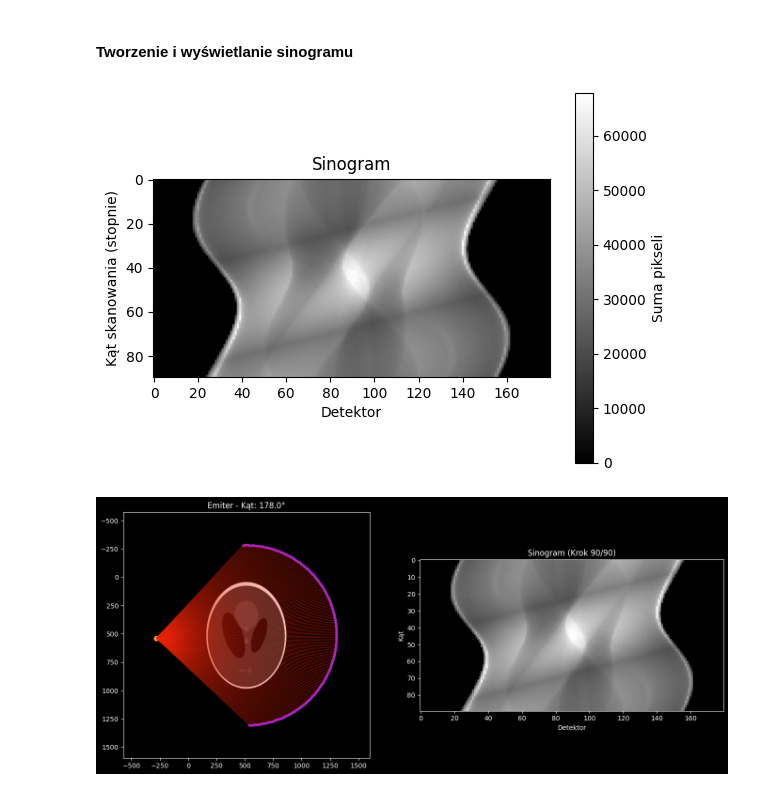
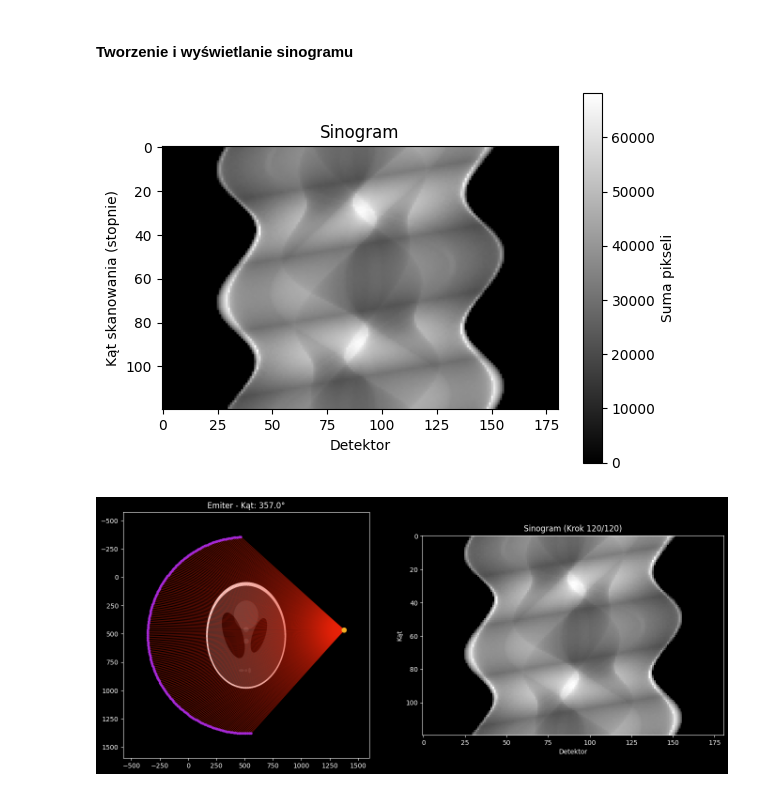
Before and after one commit to pwlsp/tomograf, a Jupyter notebook: tomograf.ipynb, the cells around one changed output. Drawn from its saved outputs; the diff is of its cells as text; code cells hidden in the pictures.

```diff
--- a/tomograf.ipynb
+++ b/tomograf.ipynb
@@ -109,7 +109,7 @@ def compute_scan_positions(
     """
 
     # Współczynnik powiększający promień, aby emiter i detektory były poza obrazem
-    padding_factor = 1.1
+    padding_factor = 1.2
 
     # numpy bazowo daje wysokość jako pierwszą
     image_height, image_width = image_size
@@ -212,16 +212,16 @@ def plot_sinogram(sinogram):
     plt.show()
 # %%
 test2_scan_positions = compute_scan_positions(
-    num_detectors=180,
+    num_detectors=181,
     spread_angle=180,
-    num_steps=90,
+    num_steps=120,
     image_size=image.shape,
-    rotation_angle=180.0,
+    rotation_angle=360.0,
 )
 
 plot_sinogram(radon(image, test2_scan_positions))
 # %% [output]
-[figure, old version]
+[figure, new version]
 # %%
 from IPython.display import display
 import time
@@ -319,8 +319,8 @@ def simulate_scan(
 # %%
 simulate_scan(
     image,
     test2_scan_positions,
-    draw_every=5,
+    draw_every=15,
 )
 # %% [output]
-[figure, old version]
+[figure, new version]
```
Also changed, not shown: parts of 6 cells of this notebook.
